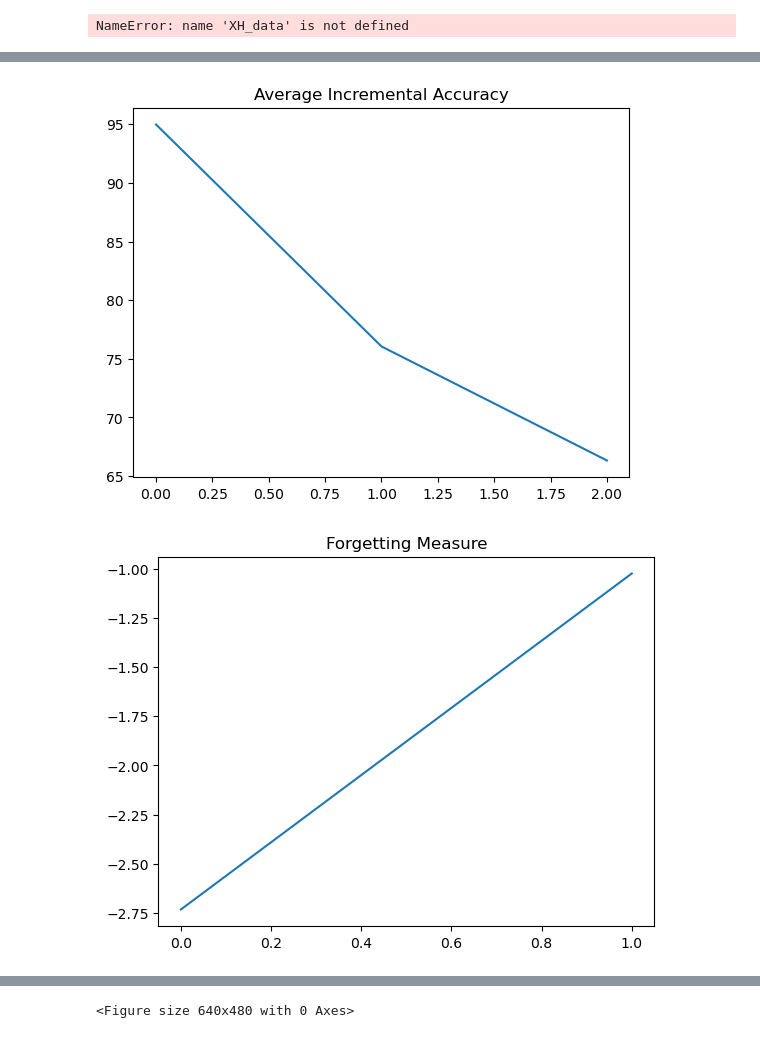
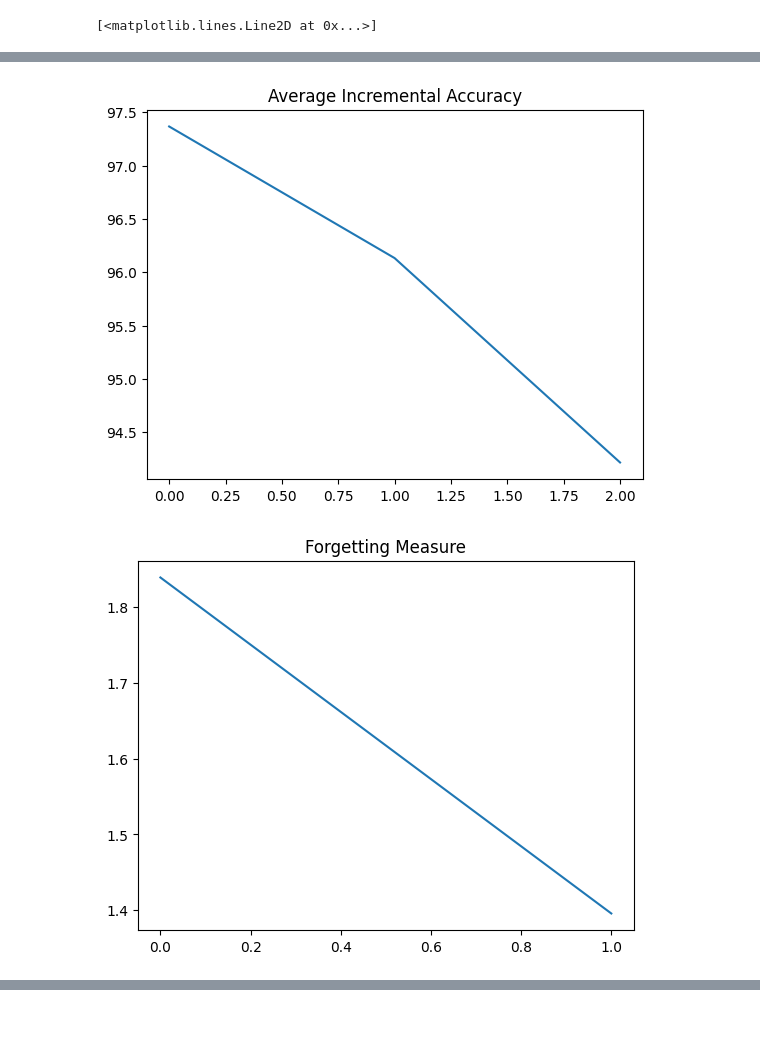
Before and after one commit to prasanthyss/MAT1510_Project-, a Jupyter notebook: rehearsal.ipynb, the cells around one changed output, grey strips where cells are left out. Saved outputs shown, nothing was run; the diff lists cells and outputs as text; code cells hidden in the pictures.

```diff
--- a/rehearsal.ipynb
+++ b/rehearsal.ipynb
@@ -78,10 +94,12 @@ def get_loaders(task):
 
     # Make dataset loaders
     online_loader = torch.utils.data.DataLoader(
-        train_dataset, batch_size=1, shuffle=True, drop_last=True
+        train_dataset, batch_size=1, shuffle=True, drop_last=True,
+        worker_init_fn=seed_worker, generator=g
     )
     test_loader = torch.utils.data.DataLoader(
-        test_dataset, batch_size=test_batch_size, shuffle=False, drop_last=False
+        test_dataset, batch_size=test_batch_size, shuffle=False, drop_last=False,
+        worker_init_fn=seed_worker, generator=g
     )
     return online_loader, test_loader
 
@@ -97,10 +115,12 @@ def get_pretrain_loaders(task):
 
     # Make dataset loaders
     online_loader = torch.utils.data.DataLoader(
-        train_dataset, batch_size=train_batch_size, shuffle=True, drop_last=True
+        train_dataset, batch_size=train_batch_size, shuffle=True, drop_last=True,
+        worker_init_fn=seed_worker, generator=g
     )
     test_loader = torch.utils.data.DataLoader(
-        test_dataset, batch_size=test_batch_size, shuffle=False, drop_last=False
+        test_dataset, batch_size=test_batch_size, shuffle=False, drop_last=False,
+        worker_init_fn=seed_worker, generator=g
     )
     return online_loader, test_loader
 
@@ -114,7 +134,8 @@ def get_test_loader(task):
     train_dataset.tensors = (torch.from_numpy(pca.transform(train_dataset.tensors[0])).float(), train_dataset.tensors[1])
     test_dataset.tensors  = (torch.from_numpy(pca.transform(test_dataset.tensors[0])).float(), test_dataset.tensors[1])
     test_loader   = torch.utils.data.DataLoader(
-        test_dataset, batch_size=test_batch_size, shuffle=False, drop_last=False
+        test_dataset, batch_size=test_batch_size, shuffle=False, drop_last=False,
+        worker_init_fn=seed_worker, generator=g
     )
     return test_loader
 
@@ -128,7 +149,8 @@ def get_MI_loader(task):
 
     # Make dataset loaders
     MI_loader = torch.utils.data.DataLoader(
-        train_dataset, batch_size=len(train_dataset), shuffle=False, drop_last=False
+        train_dataset, batch_size=len(train_dataset), shuffle=False, drop_last=False,
+        worker_init_fn=seed_worker, generator=g
     )
     return MI_loader
 # %%
@@ -719,24 +722,5 @@ plt.plot(forgetting_measure)
 plt.figure()
 plt.title("Backward Transfer")
 plt.plot(backward_transfer)
-
-# Construct figure
-plt.figure()
-fig, ax = plt.subplots(figsize=(8, 8))
-ax.set_xlabel('MI_X,H')
-ax.set_ylabel('MI_Y,H')
-title = ax.set_title('Information Plane')
-
-# Construct task colour map (for dots)
-cmap_dots = plt.get_cmap('gnuplot', len(tasks))
-dot_colors = [cmap_dots(i) for i in np.arange(0, len(tasks))]
-
-# Construct layer colour map (for lines)
-cmap_lines = plt.get_cmap('tab10', layers)
-line_colors = [cmap_lines(i) for i in np.arange(0, layers)]
-for layer in range(layers):
-    ax.plot(MI_XH_tasks[:,layer], MI_YH_tasks[:,layer], '-', color=line_colors[layer], label="Layer " + str(layer+1))
-    im = ax.scatter(XH_data, YH_data, c=dot_colors)
-ax.legend()
 # %% [output]
-NameError: name 'XH_data' is not defined
+[<matplotlib.lines.Line2D at 0x...>]
@@ -744,2 +728,2 @@ NameError: name 'XH_data' is not defined
-[figure, old version]
+[figure, new version]
-[figure, old version]
+[figure, new version]
@@ -747 +730,0 @@ NameError: name 'XH_data' is not defined
-<Figure size 640x480 with 0 Axes>
```
Also changed, not shown: parts of 8 cells of this notebook.
